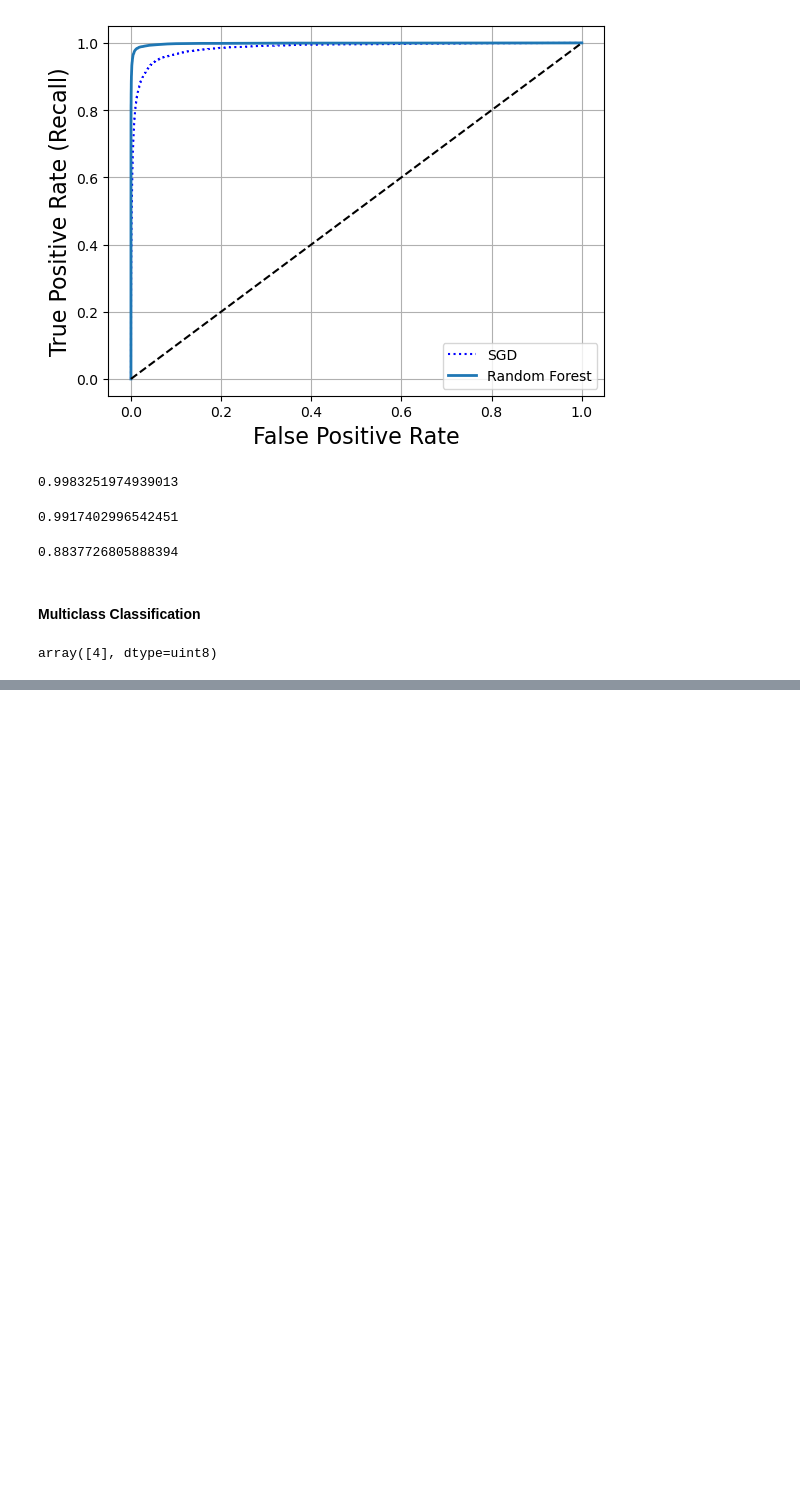
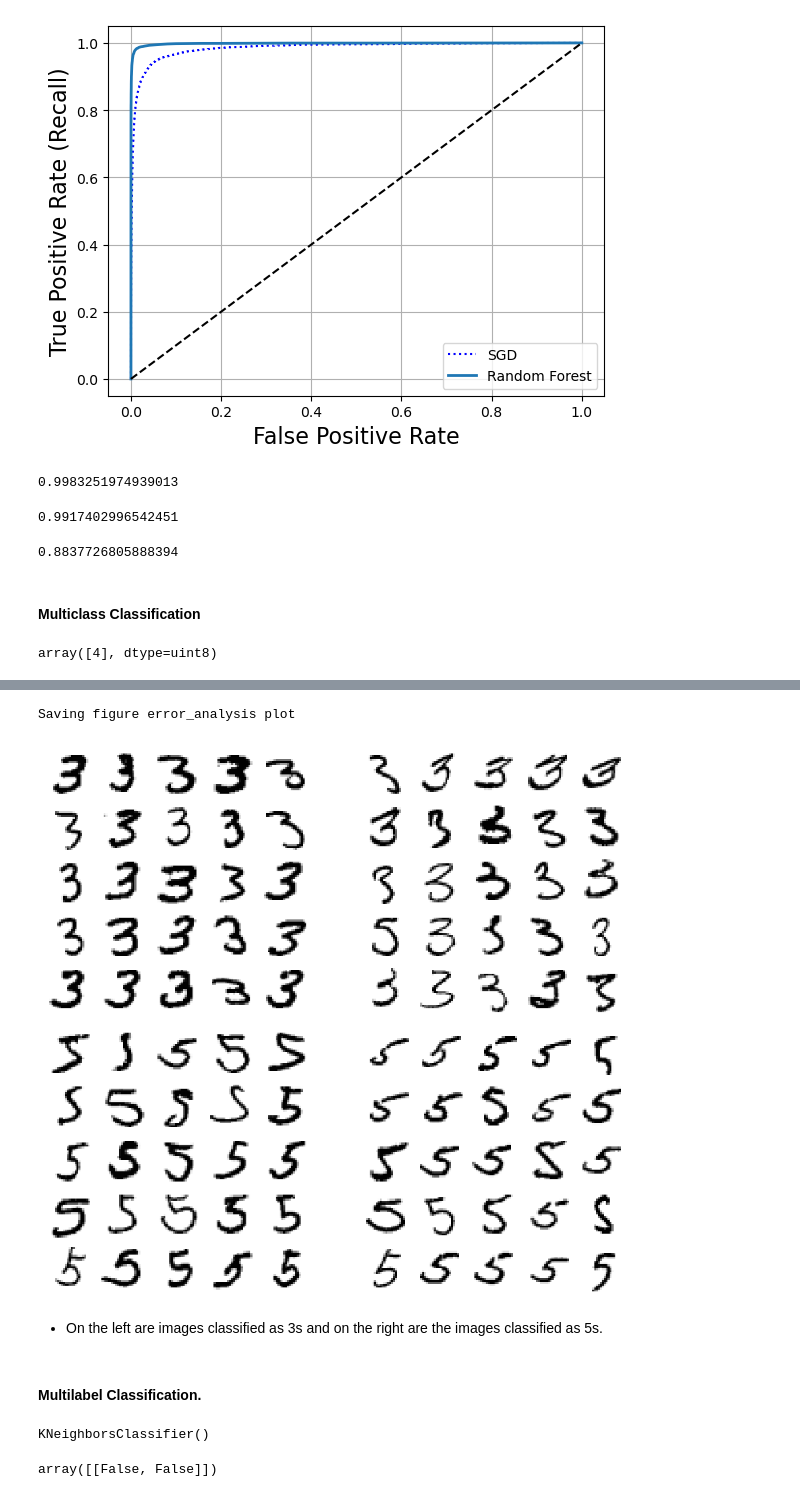
Before and after one commit to Njaramba-Riri/HoML, a Jupyter notebook: 02_Classification-MNIST.ipynb, the cells around one changed output, grey strips where cells are left out. Saved outputs shown, nothing was run; the diff lists cells and outputs as text; code cells hidden in the pictures; blank space fills up the shorter version.

```diff
--- a/02_Classification-MNIST.ipynb
+++ b/02_Classification-MNIST.ipynb
@@ -454,0 +494,37 @@ len(ovr.estimators_)
+# %%
+#analyze individual errors, take 3s and 5s
+a, b= 3,5
+X_aa=X_train[(y_train==a)&(y_train_pred==a)]
+X_ab=X_train[(y_train==a)&(y_train_pred==b)]
+X_ba=X_train[(y_train==b)&(y_train_pred==a)]
+X_bb=X_train[(y_train==b)&(y_train_pred==b)]
+
+plt.figure(figsize=(12,10))
+plt.subplot(221); plot_digits(X_aa[:25], images_per_row=5)
+plt.subplot(222); plot_digits(X_ab[:25], images_per_row=5)
+plt.subplot(223); plot_digits(X_ba[:25], images_per_row=5)
+plt.subplot(224); plot_digits(X_bb[:25], images_per_row=5)
+save_fig("error_analysis plot")
+plt.show()
+# %% [output]
+Saving figure error_analysis plot
+[figure, added]
+# %% [markdown]
+- On the left are images classified as 3s and on the right are the images classified as 5s.
+# %% [markdown]
+#### Multilabel Classification.
+# %%
+from sklearn.neighbors import KNeighborsClassifier
+
+y_train_large=(y_train>=7)
+y_train_odd=(y_train % 2==1)
+y_multilabel=np.c_[y_train_large, y_train_odd]
+
+knn=KNeighborsClassifier()
+knn.fit(X_train, y_multilabel)
+# %% [output]
+KNeighborsClassifier()
+# %%
+knn.predict([digit])
+# %% [output]
+array([[False, False]])
```
Also changed, not shown: parts of 42 cells of this notebook, 2 other files.
